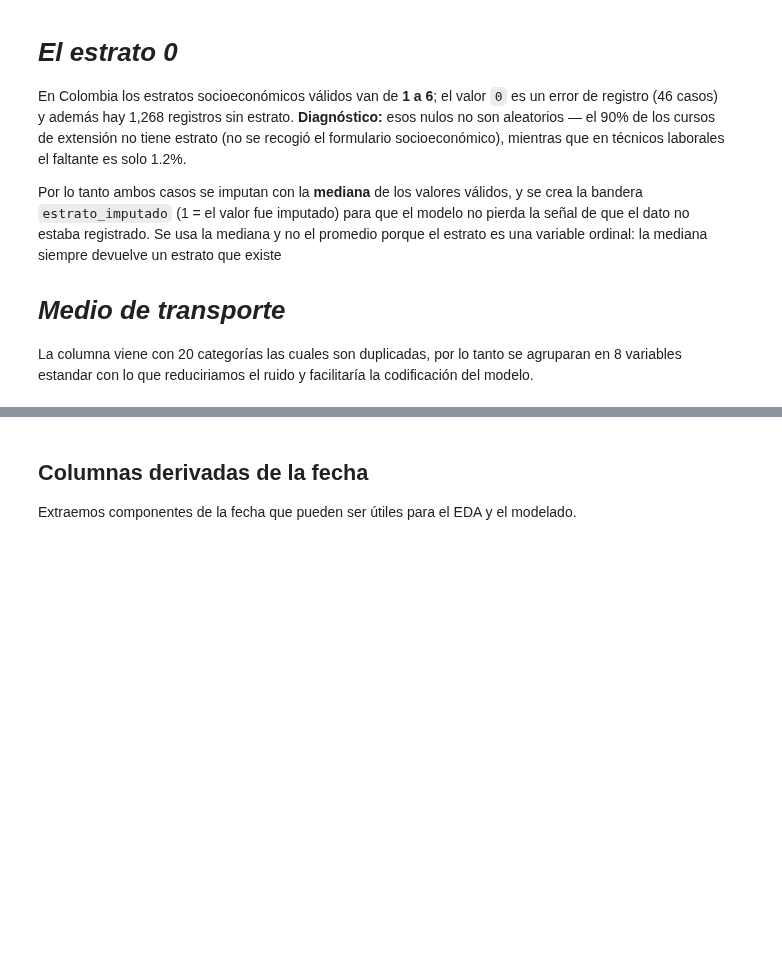
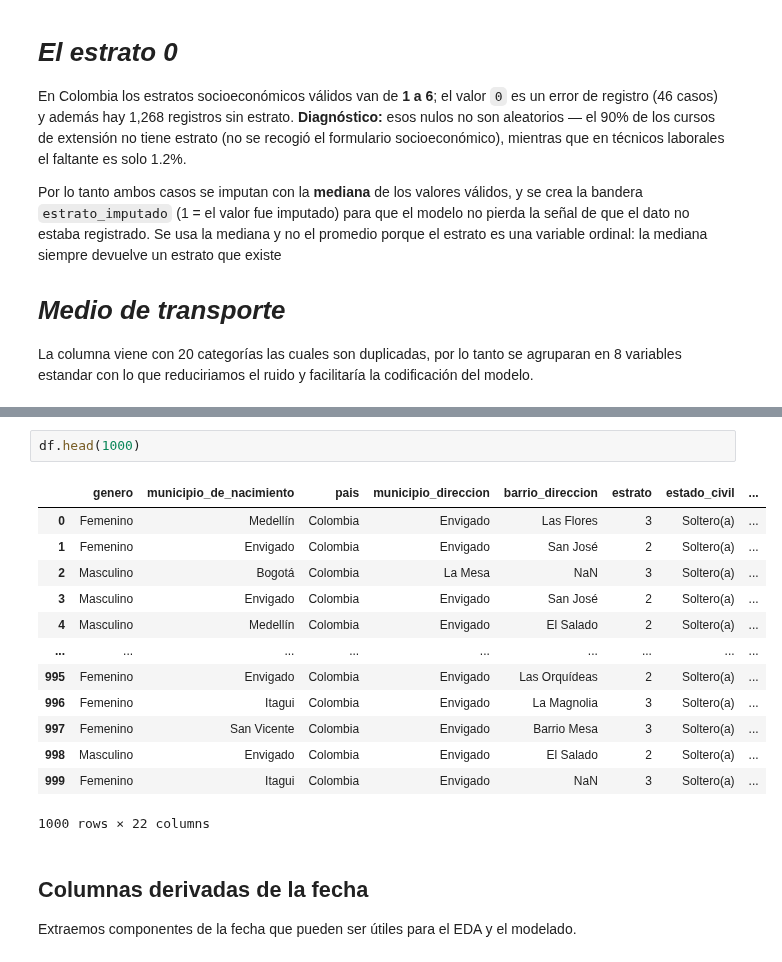
Before and after one commit to LuisBetancourt11/Proyecto_Ciencia_Datos, a Jupyter notebook: notebook/02_Limpieza.ipynb, the cells around one changed output, grey strips where cells are left out. Cells and saved outputs as stored; diff of their text form; blank space fills up the shorter version.

```diff
--- a/notebook/02_Limpieza.ipynb
+++ b/notebook/02_Limpieza.ipynb
@@ -304,4 +317,20 @@ estrato_imputado
 Name: count, dtype: int64
+# %%
+df.head(1000)
+# %% [output]
+|  | genero | municipio_de_nacimiento | pais | municipio_direccion | barrio_direccion | estrato | estado_civil | ... |
+| 0 | Femenino | Medellín | Colombia | Envigado | Las Flores | 3 | Soltero(a) | ... |
+| 1 | Femenino | Envigado | Colombia | Envigado | San José | 2 | Soltero(a) | ... |
+| 2 | Masculino | Bogotá | Colombia | La Mesa | NaN | 3 | Soltero(a) | ... |
+| 3 | Masculino | Envigado | Colombia | Envigado | San José | 2 | Soltero(a) | ... |
+| 4 | Masculino | Medellín | Colombia | Envigado | El Salado | 2 | Soltero(a) | ... |
+| ... | ... | ... | ... | ... | ... | ... | ... | ... |
+| 995 | Femenino | Envigado | Colombia | Envigado | Las Orquídeas | 2 | Soltero(a) | ... |
+| 996 | Femenino | Itagui | Colombia | Envigado | La Magnolia | 3 | Soltero(a) | ... |
+| 997 | Femenino | San Vicente | Colombia | Envigado | Barrio Mesa | 3 | Soltero(a) | ... |
+| 998 | Masculino | Envigado | Colombia | Envigado | El Salado | 2 | Soltero(a) | ... |
+| 999 | Femenino | Itagui | Colombia | Envigado | NaN | 3 | Soltero(a) | ... |
+1000 rows × 22 columns
 # %% [markdown]
 ## Columnas derivadas de la fecha
 
```
Also changed, not shown: parts of 13 cells of this notebook.
